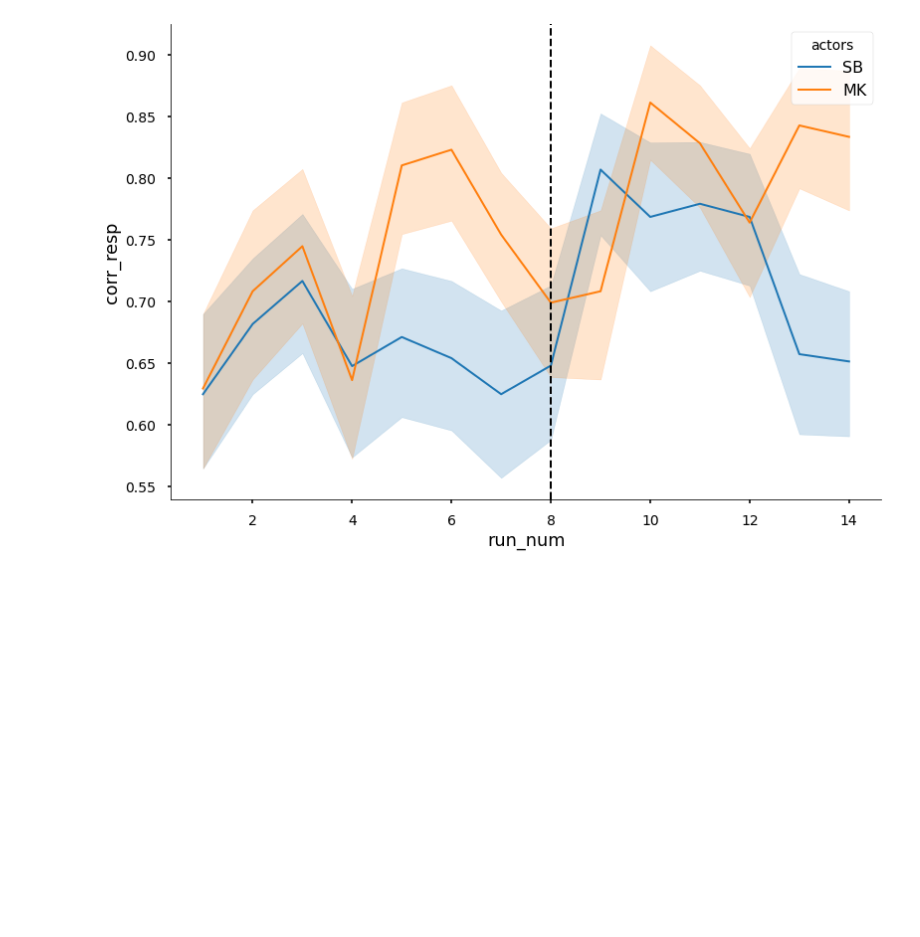
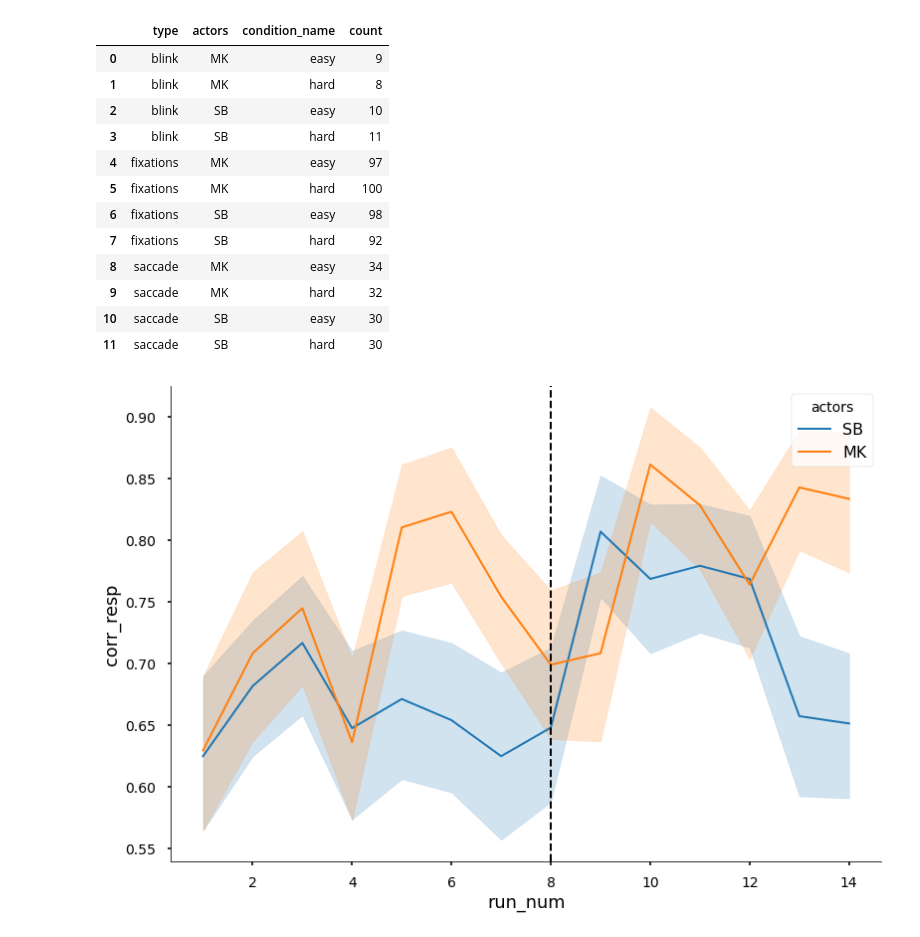
Before and after one commit to maedbhk/action_prediction, a Jupyter notebook: notebooks/1.0-mk-initial-data-exploration.ipynb, the cells around one changed output. Cells and saved outputs as stored; diff of their text form; code cells hidden in the pictures; blank space fills up the shorter version.

```diff
--- a/notebooks/1.0-mk-initial-data-exploration.ipynb
+++ b/notebooks/1.0-mk-initial-data-exploration.ipynb
@@ -32,3 +28,19 @@ df_eye_behav = data.merge_behav_eye(dataframe_behav=df_behav, dataframe_eye=df_e
+# %%
+df_merged.groupby(['type', 'actors', 'condition_name'])['type'].count().reset_index(name="count")
+# %% [output]
+|  | type | actors | condition_name | count |
+| 0 | blink | MK | easy | 9 |
+| 1 | blink | MK | hard | 8 |
+| 2 | blink | SB | easy | 10 |
+| 3 | blink | SB | hard | 11 |
+| 4 | fixations | MK | easy | 97 |
+| 5 | fixations | MK | hard | 100 |
+| 6 | fixations | SB | easy | 98 |
+| 7 | fixations | SB | hard | 92 |
+| 8 | saccade | MK | easy | 34 |
+| 9 | saccade | MK | hard | 32 |
+| 10 | saccade | SB | easy | 30 |
+| 11 | saccade | SB | hard | 30 |
 # %%
 # initialize plotting style
 vis.plotting_style()
```
Also changed, not shown: parts of 5 cells of this notebook, 3 other files.
